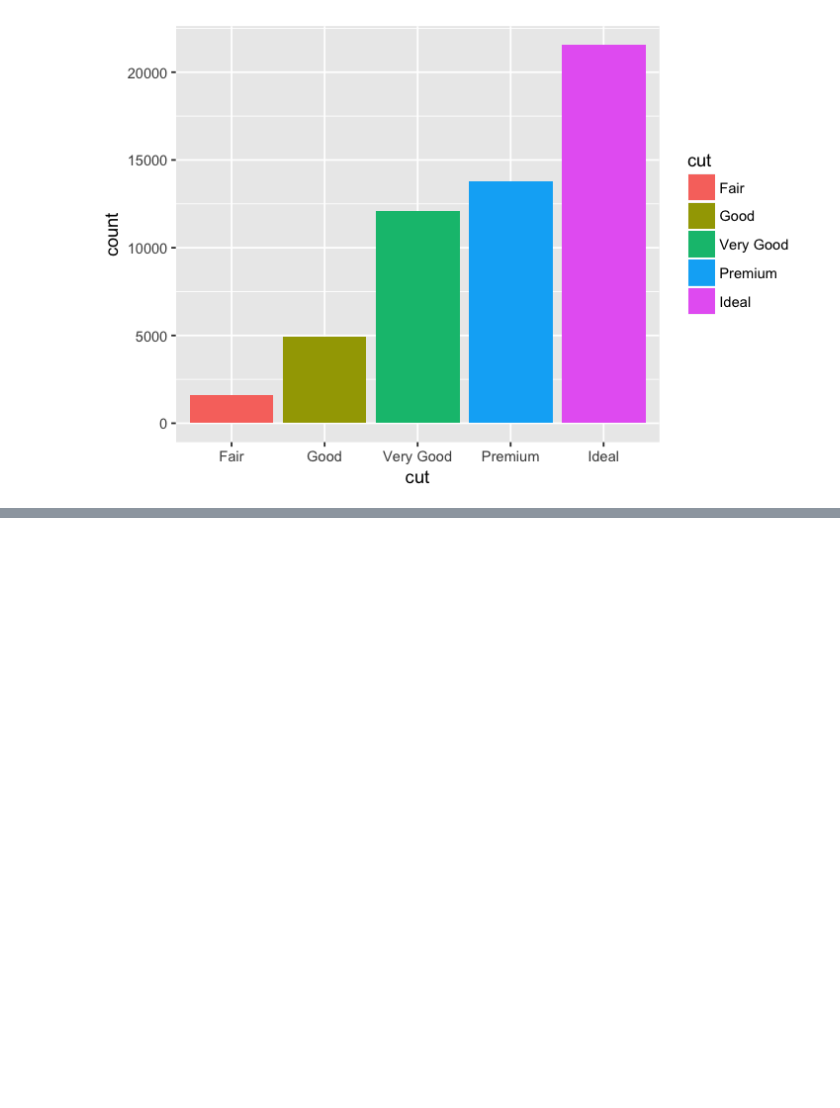
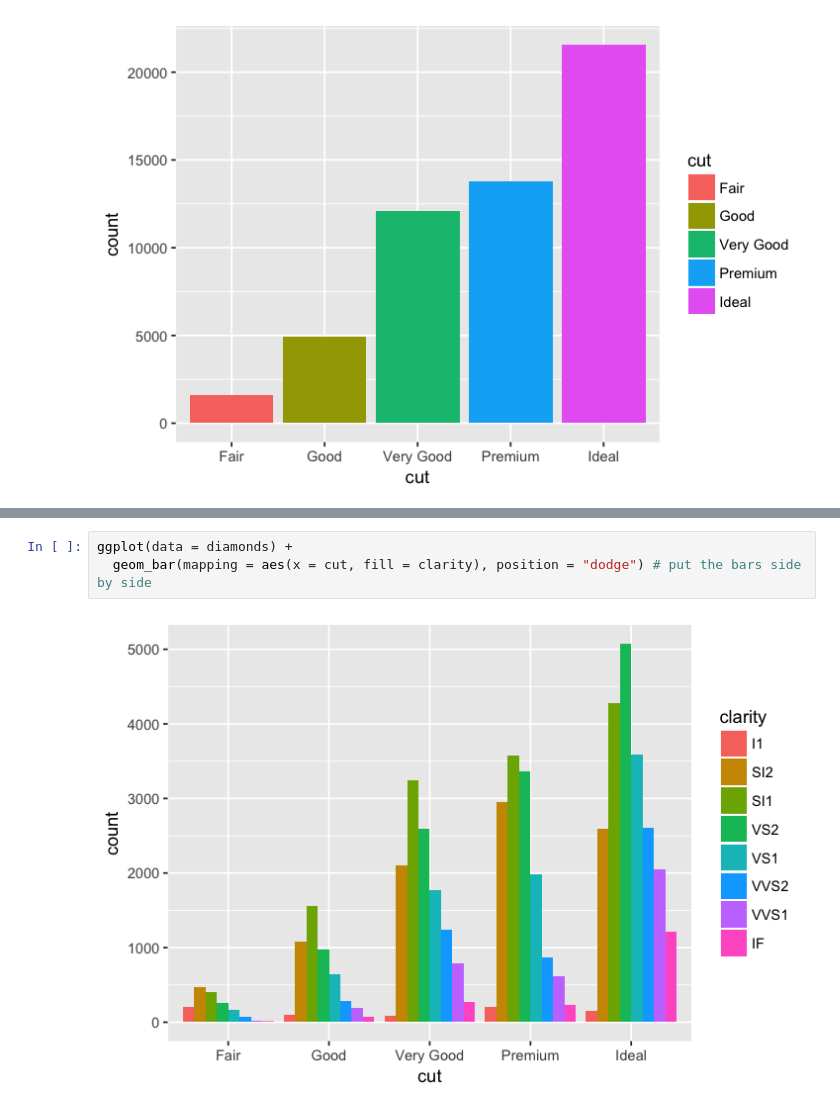
Before and after one commit to ambujtewari/stats306-fall2017, a Jupyter notebook: Lecture02.ipynb, the cells around one changed output, grey strips where cells are left out. Cells and saved outputs as stored; diff of their text form; blank space fills up the shorter version.

```diff
--- a/Lecture02.ipynb
+++ b/Lecture02.ipynb
@@ -113,0 +129,5 @@ ggplot(data = diamonds) +
+# %%
+ggplot(data = diamonds) +
+  geom_bar(mapping = aes(x = cut, fill = clarity), position = "dodge") # put the bars side by side
+# %% [output]
+[figure, added]
```
Also changed, not shown: parts of 15 cells of this notebook.
